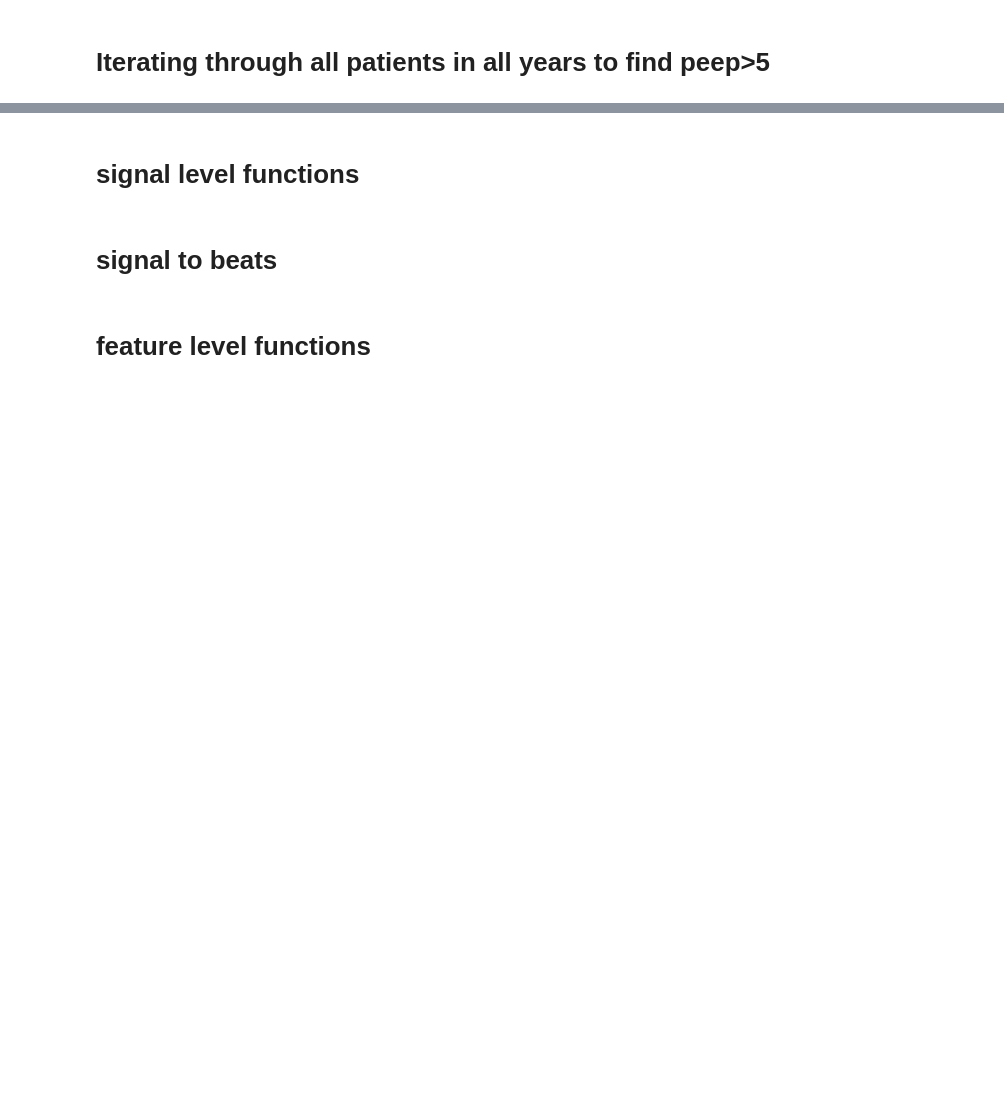
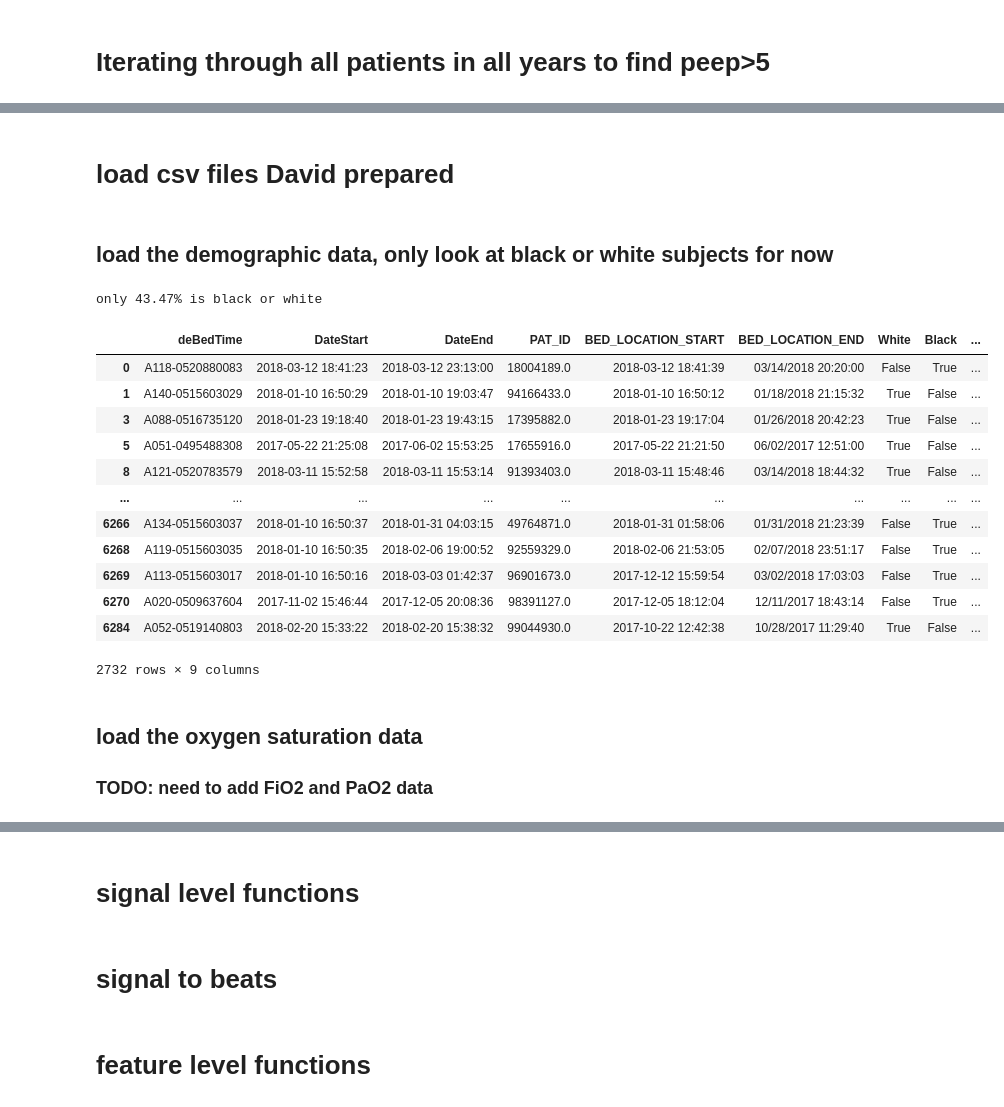
Before and after one commit to chanmi168/Occult-Hypoxemia-Analysis, a Jupyter notebook: stage3_interrater_analysis/interrater_prepare.ipynb, the cells around one changed output, grey strips where cells are left out. Drawn from its saved outputs; the diff is of its cells as text; code cells hidden in the pictures; blank space fills up the shorter version.

```diff
--- a/stage3_interrater_analysis/interrater_prepare.ipynb
+++ b/stage3_interrater_analysis/interrater_prepare.ipynb
@@ -56,7 +61,21 @@ if not os.path.exists(outputdir):
     os.makedirs(outputdir)
 # %%
 inputdir = '/labs/kamaleswaranlab/Sepsis3_062321/Files_cp_sftp_6_30_21/Files_cp_6_30_21/'
+# %% [markdown]
+# load csv files David prepared
+# %% [markdown]
+## load the demographic data, only look at black or white subjects for now
 # %%
-demographic_filedir = '../../data/Pat_BedTime_List_some_on_BMI_2_6_22_dem.csv'
+# demographic_filedir = '../../data/Pat_BedTime_List_some_on_BMI_2_6_22_dem.csv'
+demographic_filedir = '/home/mchan82/kamaleswaranlab/Sepsis3_062321/dlin_analysis/Pat_BedTime_List_some_on_BMI_2_6_22_dem.csv'
+df_demographic = pd.read_csv(demographic_filedir, index_col=0)
 
-df_demographic = pd.read_csv(demographic_filedir, index_col=0)
+# mask out subjects who are not black and white
+# mask = (df_demographic['Race String']!='0.0')
+
+mask = (df_demographic['Race String']=='African American  or Black') | (df_demographic['Race String']=='Caucasian or White')
+
+print('only {:.2f}% is black or white'.format(mask.mean()*100))
+df_demographic = df_demographic[mask]
+# %% [output]
+only 43.47% is black or white
@@ -64,0 +82,19 @@ df_demographic.shape
+# %%
+df_demographic
+# %% [output]
+|  | deBedTime | DateStart | DateEnd | PAT_ID | BED_LOCATION_START | BED_LOCATION_END | White | Black | ... |
+| 0 | A118-0520880083 | 2018-03-12 18:41:23 | 2018-03-12 23:13:00 | 18004189.0 | 2018-03-12 18:41:39 | 03/14/2018 20:20:00 | False | True | ... |
+| 1 | A140-0515603029 | 2018-01-10 16:50:29 | 2018-01-10 19:03:47 | 94166433.0 | 2018-01-10 16:50:12 | 01/18/2018 21:15:32 | True | False | ... |
+| 3 | A088-0516735120 | 2018-01-23 19:18:40 | 2018-01-23 19:43:15 | 17395882.0 | 2018-01-23 19:17:04 | 01/26/2018 20:42:23 | True | False | ... |
+| 5 | A051-0495488308 | 2017-05-22 21:25:08 | 2017-06-02 15:53:25 | 17655916.0 | 2017-05-22 21:21:50 | 06/02/2017 12:51:00 | True | False | ... |
+| 8 | A121-0520783579 | 2018-03-11 15:52:58 | 2018-03-11 15:53:14 | 91393403.0 | 2018-03-11 15:48:46 | 03/14/2018 18:44:32 | True | False | ... |
+| ... | ... | ... | ... | ... | ... | ... | ... | ... | ... |
+| 6266 | A134-0515603037 | 2018-01-10 16:50:37 | 2018-01-31 04:03:15 | 49764871.0 | 2018-01-31 01:58:06 | 01/31/2018 21:23:39 | False | True | ... |
+| 6268 | A119-0515603035 | 2018-01-10 16:50:35 | 2018-02-06 19:00:52 | 92559329.0 | 2018-02-06 21:53:05 | 02/07/2018 23:51:17 | False | True | ... |
+| 6269 | A113-0515603017 | 2018-01-10 16:50:16 | 2018-03-03 01:42:37 | 96901673.0 | 2017-12-12 15:59:54 | 03/02/2018 17:03:03 | False | True | ... |
+| 6270 | A020-0509637604 | 2017-11-02 15:46:44 | 2017-12-05 20:08:36 | 98391127.0 | 2017-12-05 18:12:04 | 12/11/2017 18:43:14 | False | True | ... |
+| 6284 | A052-0519140803 | 2018-02-20 15:33:22 | 2018-02-20 15:38:32 | 99044930.0 | 2017-10-22 12:42:38 | 10/28/2017 11:29:40 | True | False | ... |
+2732 rows × 9 columns
+# %% [markdown]
+## load the oxygen saturation data
+### TODO: need to add FiO2 and PaO2 data
```
Also changed, not shown: parts of 81 cells of this notebook, 12 other files.
